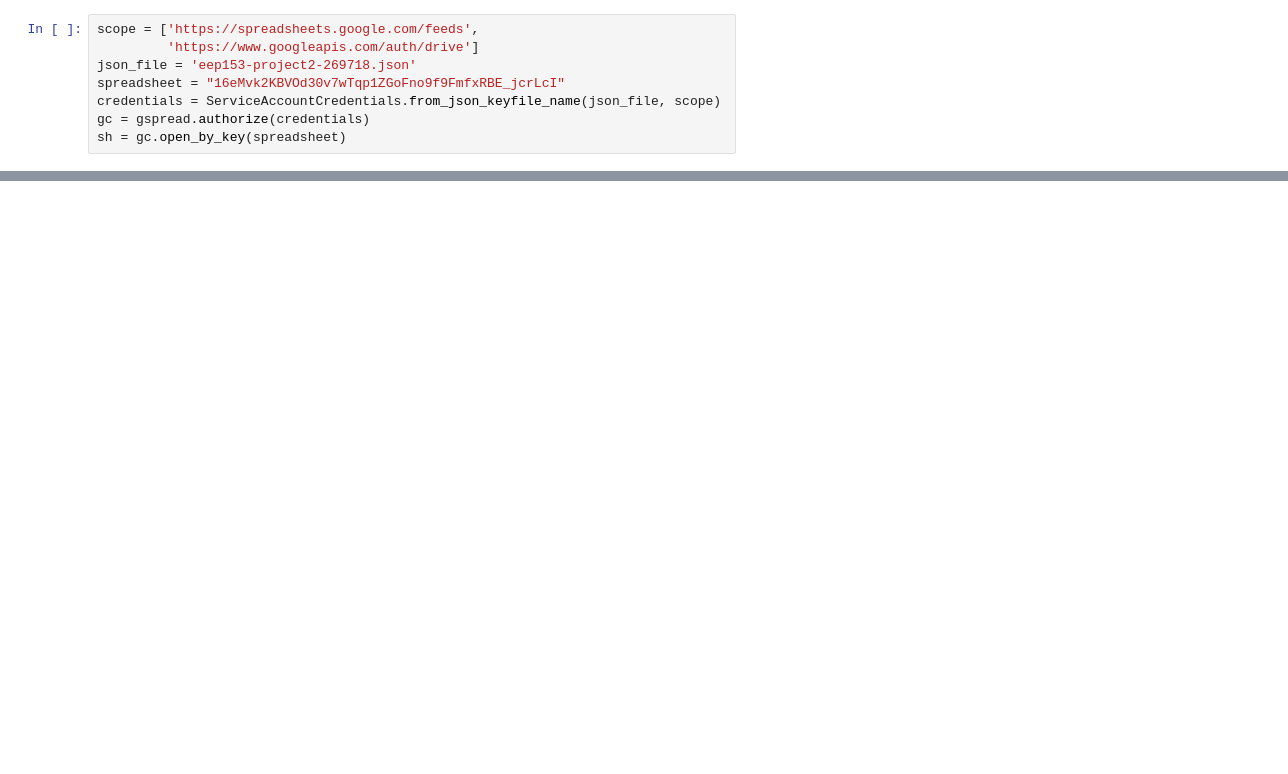
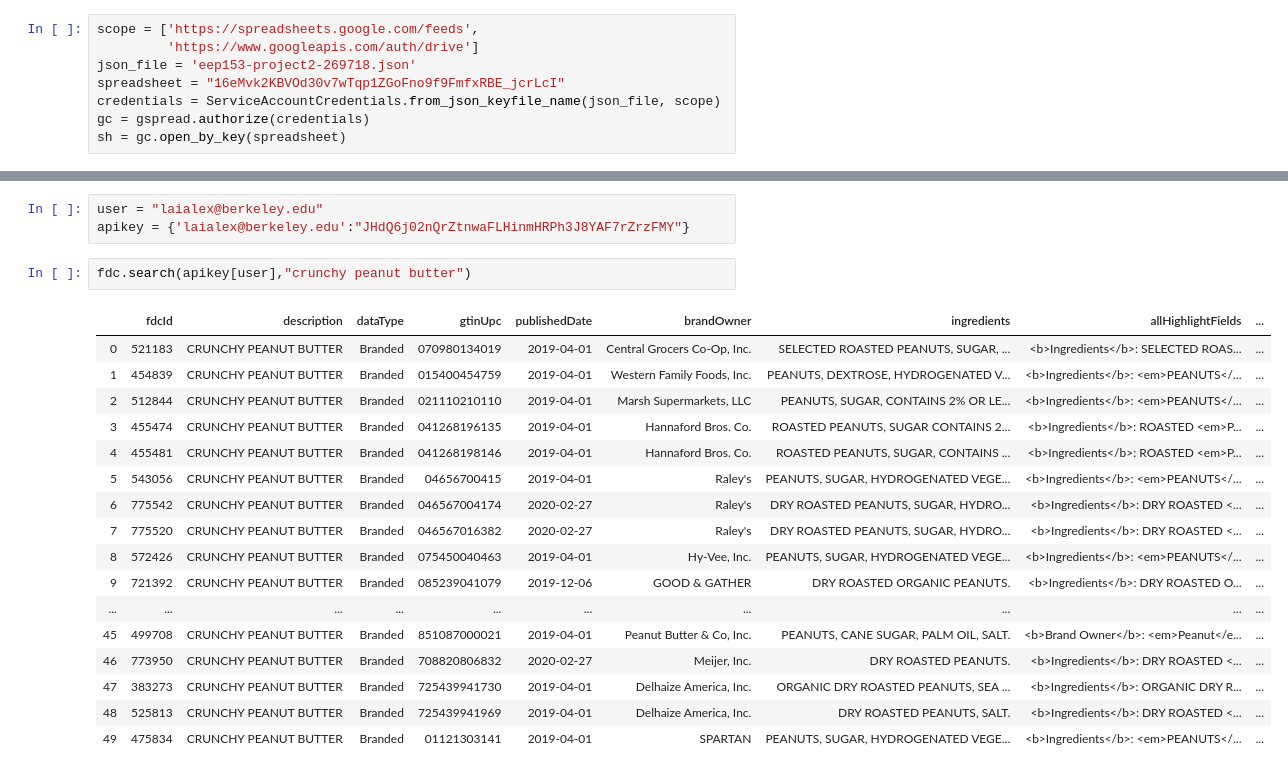
Before and after one commit to dholandaa/eep153-project2, a Jupyter notebook: Project 2.ipynb, the cells around one changed output, grey strips where cells are left out. Cells and saved outputs as stored; diff of their text form; blank space fills up the shorter version.

```diff
--- a/Project 2.ipynb
+++ b/Project 2.ipynb
@@ -62,0 +105,23 @@ data_df.head()
+# %%
+user = "laialex@berkeley.edu"
+apikey = {'laialex@berkeley.edu':"JHdQ6j02nQrZtnwaFLHinmHRPh3J8YAF7rZrzFMY"}
+# %%
+fdc.search(apikey[user],"crunchy peanut butter")
+# %% [output]
+|  | fdcId | description | dataType | gtinUpc | publishedDate | brandOwner | ingredients | allHighlightFields | ... |
+| 0 | 521183 | CRUNCHY PEANUT BUTTER | Branded | 070980134019 | 2019-04-01 | Central Grocers Co-Op, Inc. | SELECTED ROASTED PEANUTS, SUGAR, ... | <b>Ingredients</b>: SELECTED ROAS... | ... |
+| 1 | 454839 | CRUNCHY PEANUT BUTTER | Branded | 015400454759 | 2019-04-01 | Western Family Foods, Inc. | PEANUTS, DEXTROSE, HYDROGENATED V... | <b>Ingredients</b>: <em>PEANUTS</... | ... |
+| 2 | 512844 | CRUNCHY PEANUT BUTTER | Branded | 021110210110 | 2019-04-01 | Marsh Supermarkets, LLC | PEANUTS, SUGAR, CONTAINS 2% OR LE... | <b>Ingredients</b>: <em>PEANUTS</... | ... |
+| 3 | 455474 | CRUNCHY PEANUT BUTTER | Branded | 041268196135 | 2019-04-01 | Hannaford Bros. Co. | ROASTED PEANUTS, SUGAR CONTAINS 2... | <b>Ingredients</b>: ROASTED <em>P... | ... |
+| 4 | 455481 | CRUNCHY PEANUT BUTTER | Branded | 041268198146 | 2019-04-01 | Hannaford Bros. Co. | ROASTED PEANUTS, SUGAR, CONTAINS ... | <b>Ingredients</b>: ROASTED <em>P... | ... |
+| 5 | 543056 | CRUNCHY PEANUT BUTTER | Branded | 04656700415 | 2019-04-01 | Raley's | PEANUTS, SUGAR, HYDROGENATED VEGE... | <b>Ingredients</b>: <em>PEANUTS</... | ... |
+| 6 | 775542 | CRUNCHY PEANUT BUTTER | Branded | 046567004174 | 2020-02-27 | Raley's | DRY ROASTED PEANUTS, SUGAR, HYDRO... | <b>Ingredients</b>: DRY ROASTED <... | ... |
+| 7 | 775520 | CRUNCHY PEANUT BUTTER | Branded | 046567016382 | 2020-02-27 | Raley's | DRY ROASTED PEANUTS, SUGAR, HYDRO... | <b>Ingredients</b>: DRY ROASTED <... | ... |
+| 8 | 572426 | CRUNCHY PEANUT BUTTER | Branded | 075450040463 | 2019-04-01 | Hy-Vee, Inc. | PEANUTS, SUGAR, HYDROGENATED VEGE... | <b>Ingredients</b>: <em>PEANUTS</... | ... |
+| 9 | 721392 | CRUNCHY PEANUT BUTTER | Branded | 085239041079 | 2019-12-06 | GOOD & GATHER | DRY ROASTED ORGANIC PEANUTS. | <b>Ingredients</b>: DRY ROASTED O... | ... |
+| ... | ... | ... | ... | ... | ... | ... | ... | ... | ... |
+| 45 | 499708 | CRUNCHY PEANUT BUTTER | Branded | 851087000021 | 2019-04-01 | Peanut Butter & Co, Inc. | PEANUTS, CANE SUGAR, PALM OIL, SALT. | <b>Brand Owner</b>: <em>Peanut</e... | ... |
+| 46 | 773950 | CRUNCHY PEANUT BUTTER | Branded | 708820806832 | 2020-02-27 | Meijer, Inc. | DRY ROASTED PEANUTS. | <b>Ingredients</b>: DRY ROASTED <... | ... |
+| 47 | 383273 | CRUNCHY PEANUT BUTTER | Branded | 725439941730 | 2019-04-01 | Delhaize America, Inc. | ORGANIC DRY ROASTED PEANUTS, SEA ... | <b>Ingredients</b>: ORGANIC DRY R... | ... |
+| 48 | 525813 | CRUNCHY PEANUT BUTTER | Branded | 725439941969 | 2019-04-01 | Delhaize America, Inc. | DRY ROASTED PEANUTS, SALT. | <b>Ingredients</b>: DRY ROASTED <... | ... |
+| 49 | 475834 | CRUNCHY PEANUT BUTTER | Branded | 01121303141 | 2019-04-01 | SPARTAN | PEANUTS, SUGAR, HYDROGENATED VEGE... | <b>Ingredients</b>: <em>PEANUTS</... | ... |
```
Also changed, not shown: parts of 24 cells of this notebook, 4 other files.
